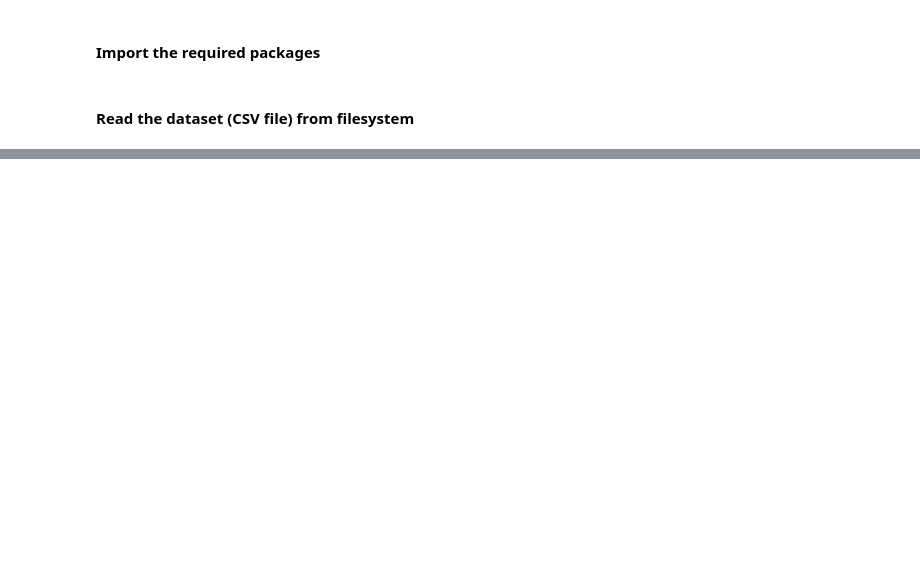
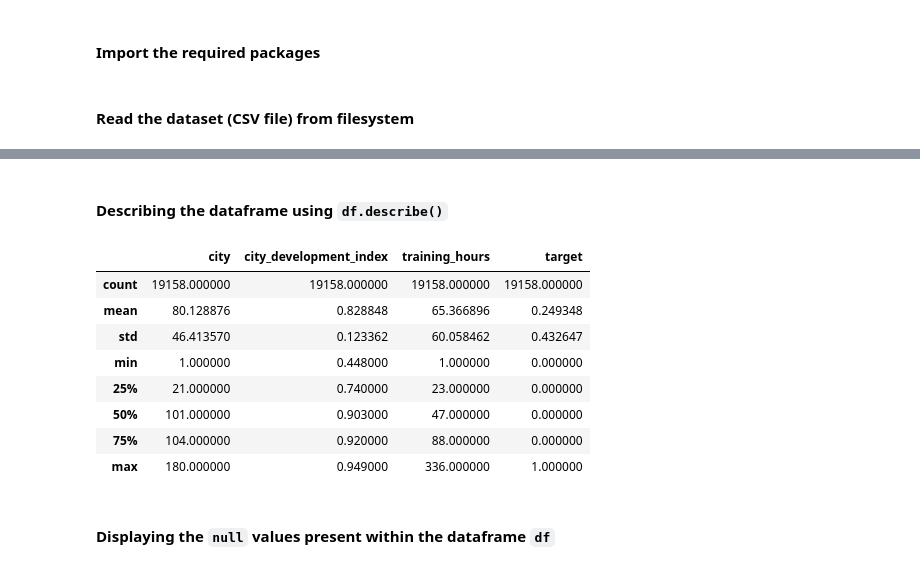
Before and after one commit to K-54N7H05H/DACC-Laboratory, a Jupyter notebook: Experiment-2.ipynb, the cells around one changed output, grey strips where cells are left out. Cells and saved outputs as stored; diff of their text form; code cells hidden in the pictures; blank space fills up the shorter version.

````diff
--- a/Experiment-2.ipynb
+++ b/Experiment-2.ipynb
@@ -29,0 +137,16 @@ df
+# %% [markdown]
+#### Describing the dataframe using ```df.describe()```
+# %%
+df.describe()
+# %% [output]
+|  | city | city_development_index | training_hours | target |
+| count | 19158.000000 | 19158.000000 | 19158.000000 | 19158.000000 |
+| mean | 80.128876 | 0.828848 | 65.366896 | 0.249348 |
+| std | 46.413570 | 0.123362 | 60.058462 | 0.432647 |
+| min | 1.000000 | 0.448000 | 1.000000 | 0.000000 |
+| 25% | 21.000000 | 0.740000 | 23.000000 | 0.000000 |
+| 50% | 101.000000 | 0.903000 | 47.000000 | 0.000000 |
+| 75% | 104.000000 | 0.920000 | 88.000000 | 0.000000 |
+| max | 180.000000 | 0.949000 | 336.000000 | 1.000000 |
+# %% [markdown]
+#### Displaying the `null` values present within the dataframe `df`
````
Also changed, not shown: parts of 21 cells of this notebook.
